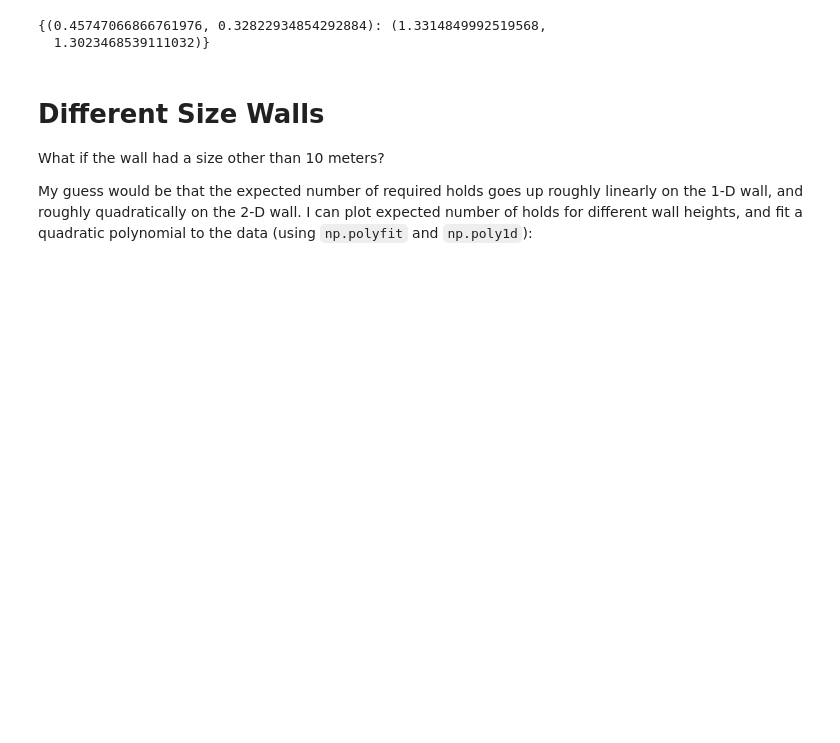
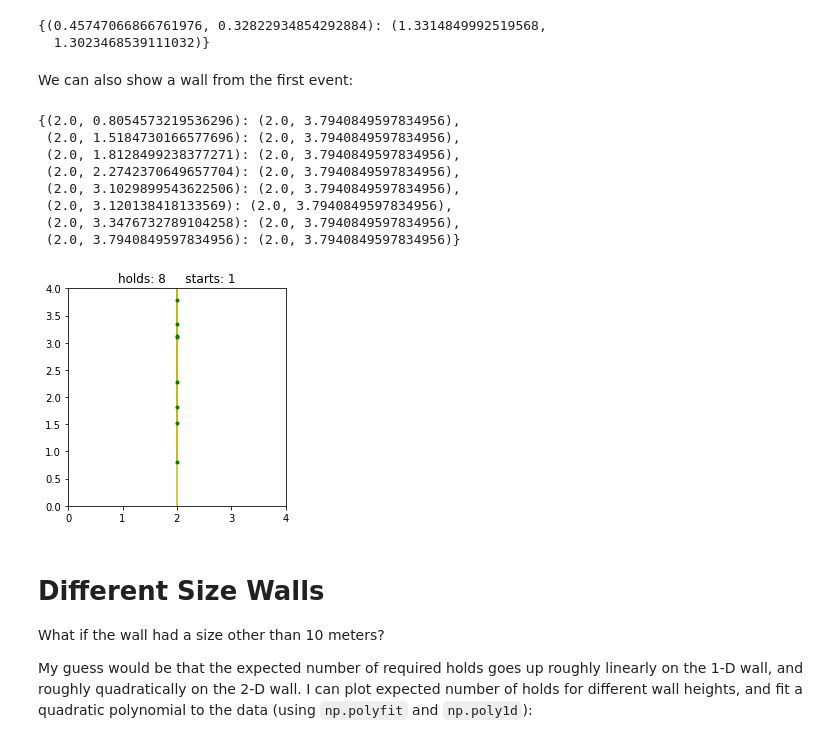
Before and after one commit to norvig/pytudes, a Jupyter notebook: ipynb/ClimbingWall.ipynb, the cells around one changed output. Cells and saved outputs as stored; diff of their text form; code cells hidden in the pictures; blank space fills up the shorter version.

```diff
--- a/ipynb/ClimbingWall.ipynb
+++ b/ipynb/ClimbingWall.ipynb
@@ -183,6 +183,25 @@ wall.paths
 # %% [output]
 {(0.45747066866761976, 0.32822934854292884): (1.3314849992519568,
   1.3023468539111032)}
+# %% [markdown]
+We can also show a wall from the first event:
+# %%
+height = 4
+wall1 = Wall(height)
+for hold in place_holds(height):
+    wall1.add((height / 2, hold))
+plot_wall(wall1)
+wall1
+# %% [output]
+{(2.0, 0.8054573219536296): (2.0, 3.7940849597834956),
+ (2.0, 1.5184730166577696): (2.0, 3.7940849597834956),
+ (2.0, 1.8128499238377271): (2.0, 3.7940849597834956),
+ (2.0, 2.2742370649657704): (2.0, 3.7940849597834956),
+ (2.0, 3.1029899543622506): (2.0, 3.7940849597834956),
+ (2.0, 3.120138418133569): (2.0, 3.7940849597834956),
+ (2.0, 3.3476732789104258): (2.0, 3.7940849597834956),
+ (2.0, 3.7940849597834956): (2.0, 3.7940849597834956)}
+[figure, added]
 # %% [markdown]
 # Different Size Walls
 
```
Also changed, not shown: parts of 2 cells of this notebook.
